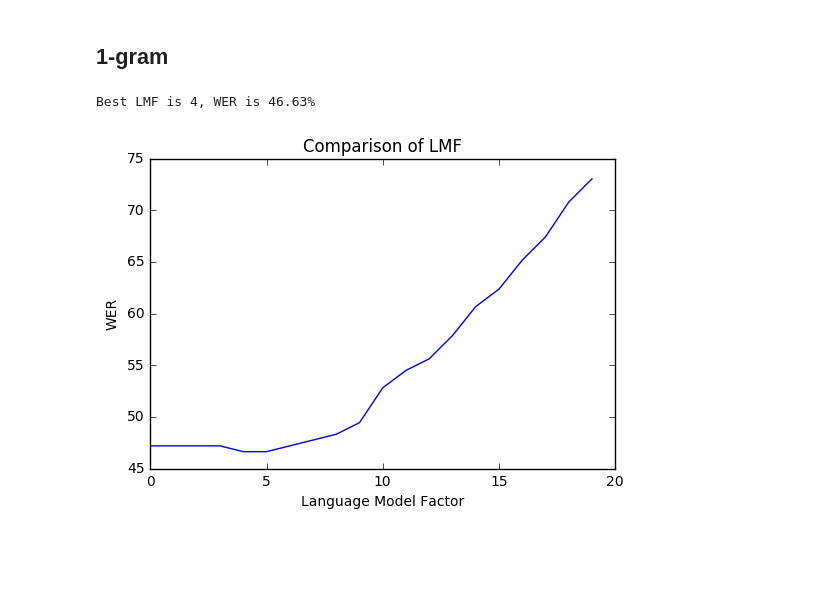
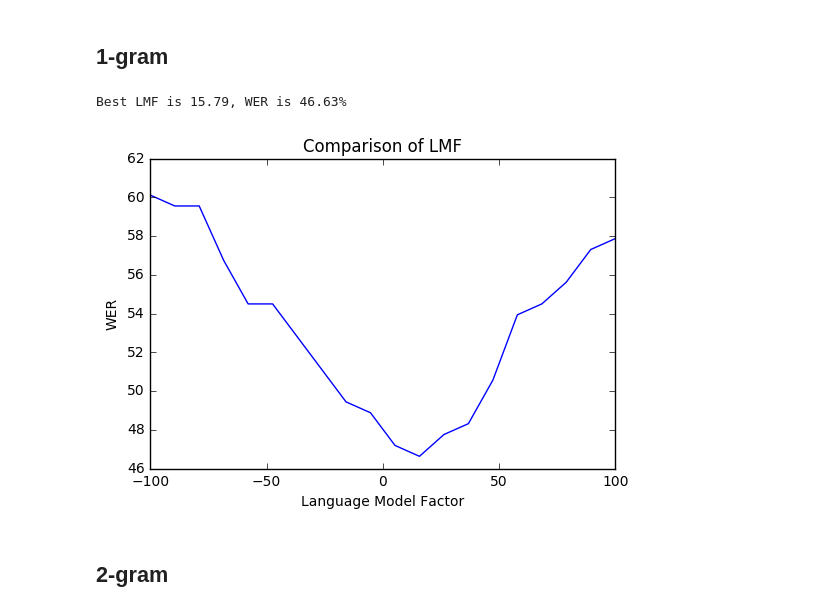
Before and after one commit to ArthurLu/AIND-Recognizer, a Jupyter notebook: asl_recognizer.ipynb, the cells around one changed output. Drawn from its saved outputs; the diff is of its cells as text; code cells hidden in the pictures; blank space fills up the shorter version.

Commit message:
feat: Completed 2-gram and 3-gram.

```diff
--- a/asl_recognizer.ipynb
+++ b/asl_recognizer.ipynb
@@ -712,7 +717,7 @@ for model_selector in [SelectorConstant, SelectorBIC, SelectorDIC]:
     start = timeit.default_timer()
     models = train_all_words(features, model_selector)
     probabilities, guesses = recognize(models, test_set)
-    show_errors(guesses, test_set)
+    _ = show_errors(guesses, test_set)
     end = timeit.default_timer()-start
     print("Completed in {:.2f} seconds".format(end))
     print("="*50)
@@ -746,7 +751,7 @@ for model_selector in [SelectorConstant, SelectorBIC, SelectorDIC]:
     start = timeit.default_timer()
     models = train_all_words(features, model_selector)
     probabilities, guesses = recognize(models, test_set)
-    show_errors(guesses, test_set)
+    _ = show_errors(guesses, test_set)
     end = timeit.default_timer()-start
     print("Completed in {:.2f} seconds".format(end))
     print("="*50)
@@ -780,7 +785,7 @@ for model_selector in [SelectorConstant, SelectorBIC, SelectorDIC]:
     start = timeit.default_timer()
     models = train_all_words(features, model_selector)
     probabilities, guesses = recognize(models, test_set)
-    show_errors(guesses, test_set)
+    _ = show_errors(guesses, test_set)
     end = timeit.default_timer()-start
     print("Completed in {:.2f} seconds".format(end))
     print("="*50)
@@ -883,9 +958,9 @@ import arpa
 lm = arpa.loadf("LM/ukn.1.lm")[0]
 # %%
 # create a DataFrame of log likelihoods for the test word items
-df_probs = pd.DataFrame(data=probabilities)
-WERs, lmfs = [], np.arange(0, 20)
+WERs, lmfs = [], np.linspace(-100, 100, 20)
 for lmf in lmfs:
+    df_probs = pd.DataFrame(data=probabilities)
     for word in df_probs.columns:
         try:
             df_probs[word] += lmf*lm.log_p(word)
@@ -894,12 +969,10 @@ for lmf in lmfs:
     guesses = df_probs.idxmax(axis=1).tolist()
     WER = show_errors(guesses, test_set, 0)
     WERs.append(WER)
-# %%
-plt.plot(lmfs, WERs)
-plt.xlabel("Language Model Factor")
-plt.ylabel("WER")
-plt.title("Comparison of LMF");
-print("Best LMF is {}, WER is {:.2f}%".format(np.argmin(WERs), np.min(WERs)))
-# %% [output]
-Best LMF is 4, WER is 46.63%
-[figure, removed]
+# %%
+plot(WERs, lmfs)
+# %% [output]
+Best LMF is 15.79, WER is 46.63%
+[figure, added]
+# %% [markdown]
+## 2-gram
```
Also changed, not shown: parts of 24 cells of this notebook, 13 other files.
